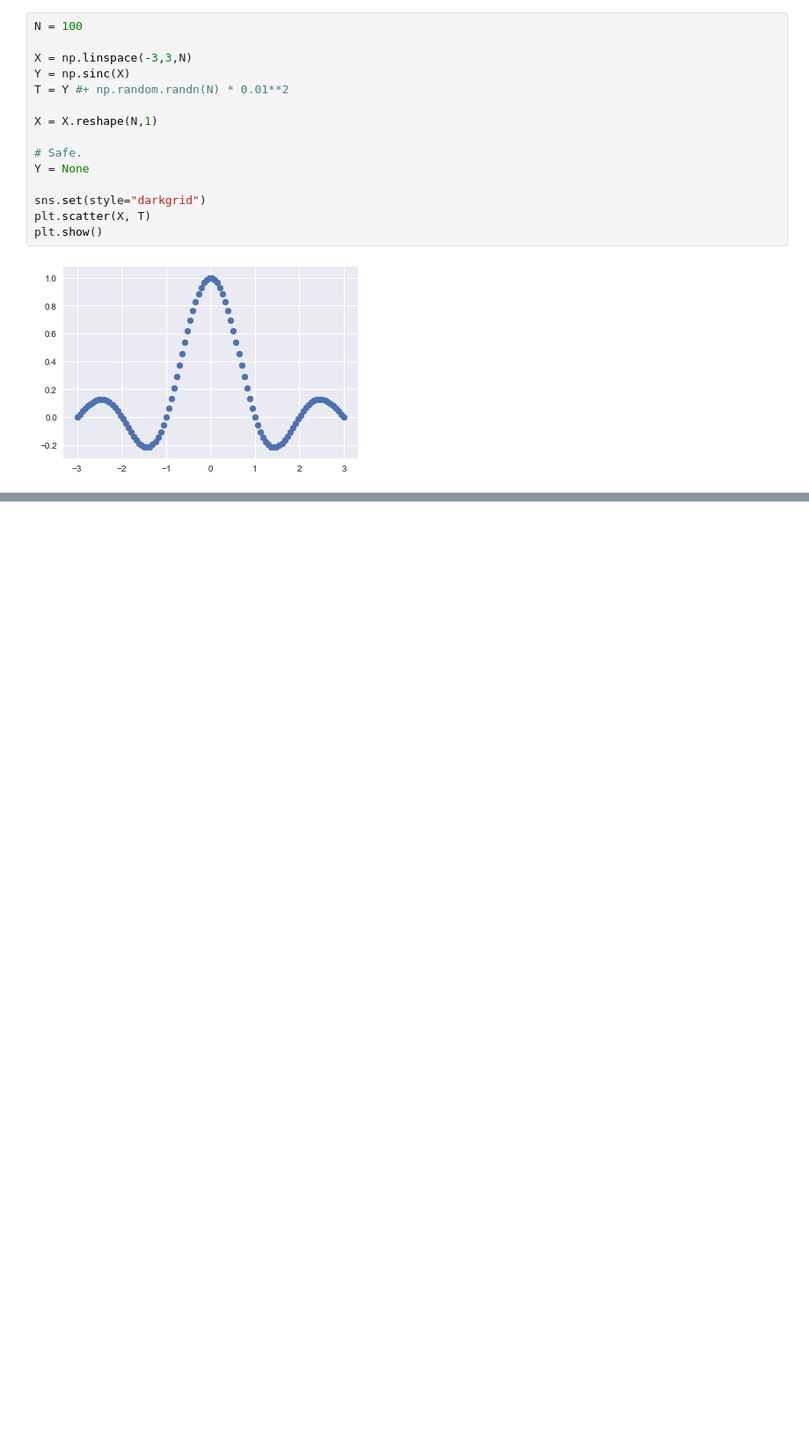
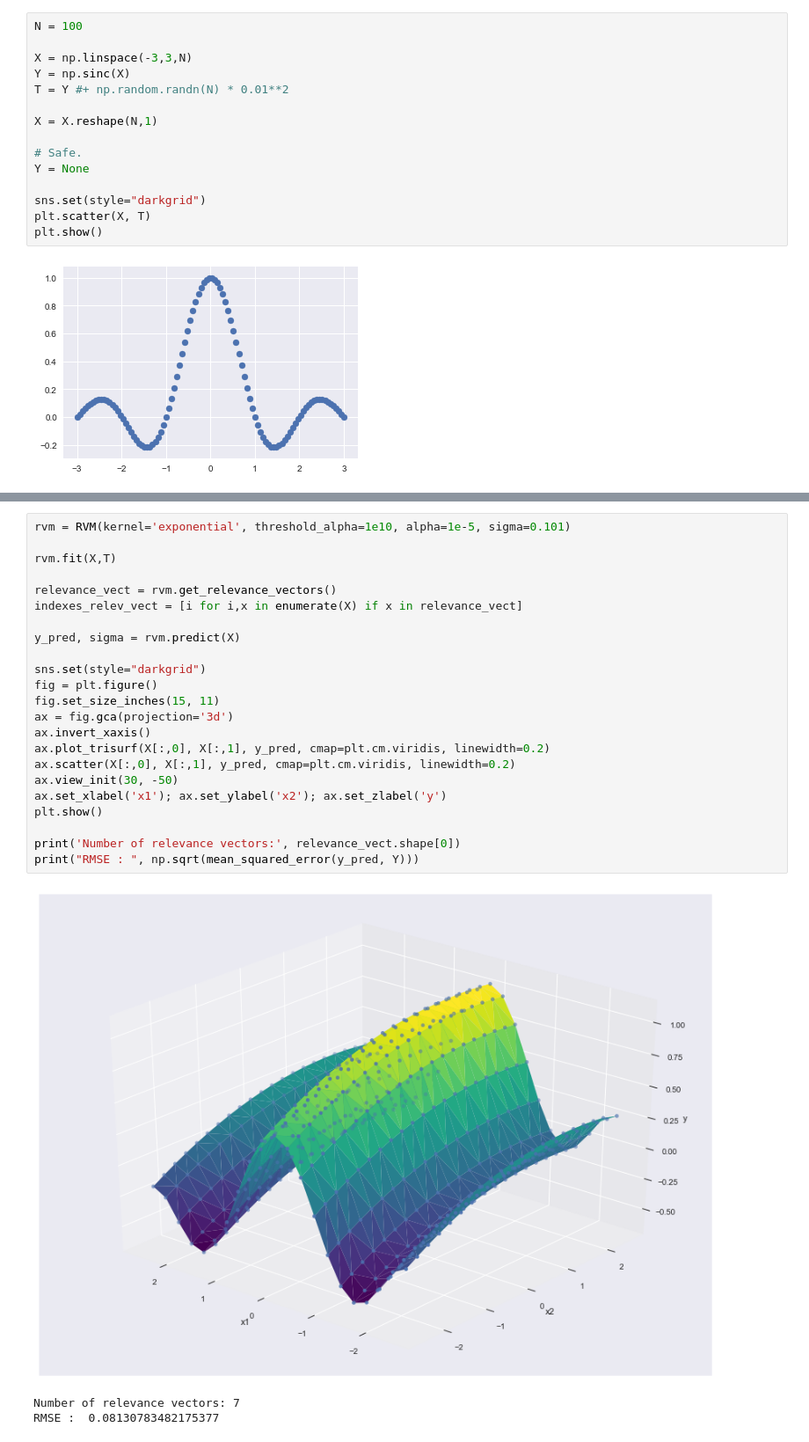
Before and after one commit to PPSantos/DD2434_proj, a Jupyter notebook: src/regression.ipynb, the cells around one changed output, grey strips where cells are left out. Shown at 88% size. Cells and saved outputs as stored; diff of their text form; blank space fills up the shorter version.

```diff
--- a/src/regression.ipynb
+++ b/src/regression.ipynb
@@ -139,0 +185,27 @@ plt.show()
+# %%
+rvm = RVM(kernel='exponential', threshold_alpha=1e10, alpha=1e-5, sigma=0.101)
+
+rvm.fit(X,T)
+
+relevance_vect = rvm.get_relevance_vectors()
+indexes_relev_vect = [i for i,x in enumerate(X) if x in relevance_vect]
+
+y_pred, sigma = rvm.predict(X)
+
+sns.set(style="darkgrid")
+fig = plt.figure()
+fig.set_size_inches(15, 11)
+ax = fig.gca(projection='3d')
+ax.invert_xaxis()
+ax.plot_trisurf(X[:,0], X[:,1], y_pred, cmap=plt.cm.viridis, linewidth=0.2)
+ax.scatter(X[:,0], X[:,1], y_pred, cmap=plt.cm.viridis, linewidth=0.2)
+ax.view_init(30, -50)
+ax.set_xlabel('x1'); ax.set_ylabel('x2'); ax.set_zlabel('y')
+plt.show()
+
+print('Number of relevance vectors:', relevance_vect.shape[0])
+print("RMSE : ", np.sqrt(mean_squared_error(y_pred, Y)))
+# %% [output]
+[figure, added]
+Number of relevance vectors: 7
+RMSE :  0.08130783482175377
```
Also changed, not shown: parts of 8 cells of this notebook, 1 other file.
